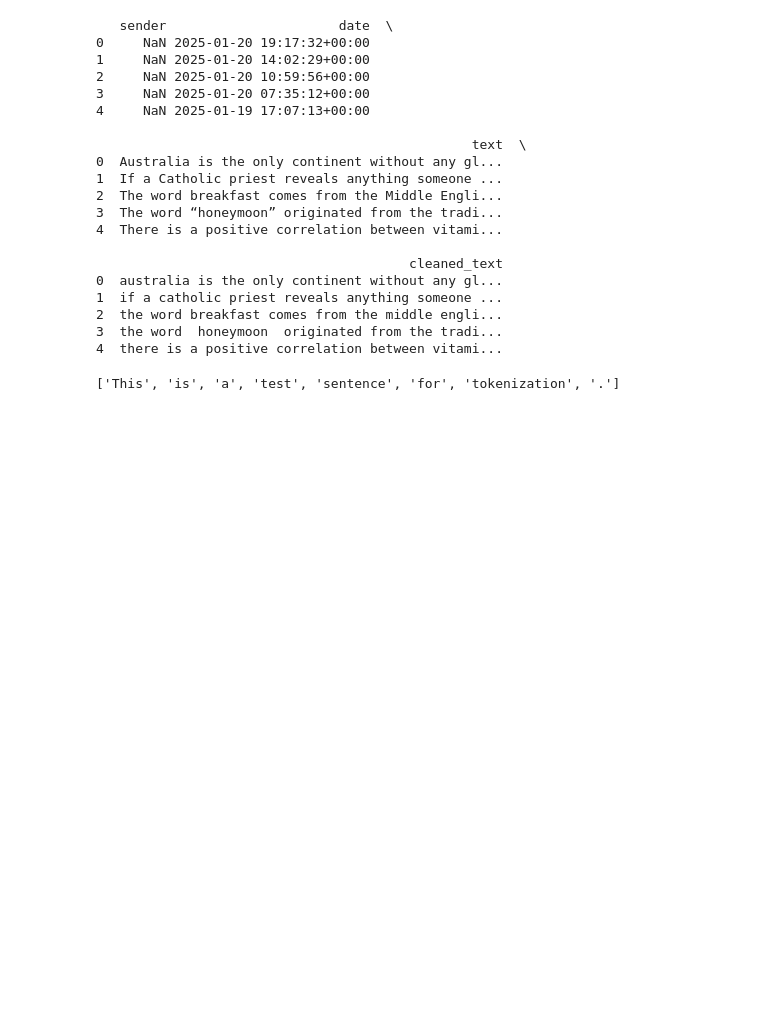
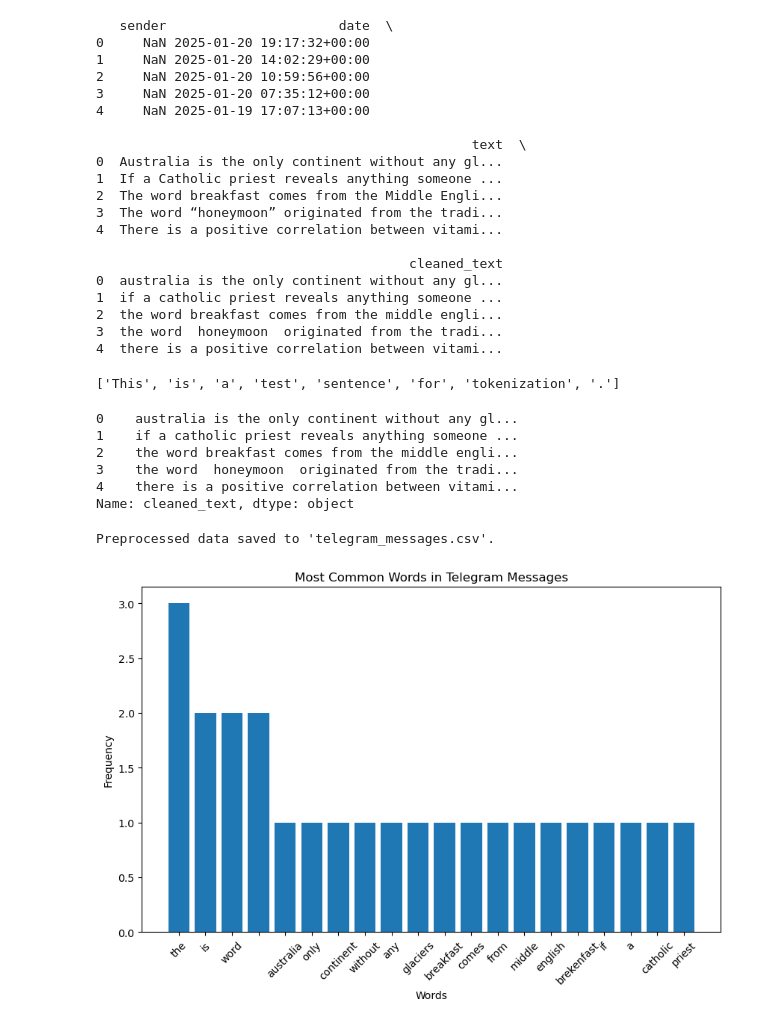
Before and after one commit to TselotBeyene/EthioMart, a Jupyter notebook: notebooks/telegram_data_analysis.ipynb, the cells around one changed output. Saved outputs shown, nothing was run; the diff lists cells and outputs as text; code cells hidden in the pictures; blank space fills up the shorter version.

Commit message:
tokenization

```diff
--- a/notebooks/telegram_data_analysis.ipynb
+++ b/notebooks/telegram_data_analysis.ipynb
@@ -177,3 +178,62 @@ tokens = [token.text for token in doc]
 print(tokens)
 # %% [output]
 ['This', 'is', 'a', 'test', 'sentence', 'for', 'tokenization', '.']
+# %%
+# Load the spaCy English model
+nlp = spacy.load("en_core_web_sm")
+print(df['cleaned_text'].head())  # Inspect the cleaned text
+# %% [output]
+0    australia is the only continent without any gl...
+1    if a catholic priest reveals anything someone ...
+2    the word breakfast comes from the middle engli...
+3    the word  honeymoon  originated from the tradi...
+4    there is a positive correlation between vitami...
+Name: cleaned_text, dtype: object
+# %%
+# Example DataFrame (Replace this with your fetched data)
+data = [
+    {"sender": 1, "date": "2025-01-20", "text": "Australia is the only continent without any glaciers."},
+    {"sender": 2, "date": "2025-01-19", "text": "The word breakfast comes from the Middle English word 'brekenfast'."},
+    {"sender": 3, "date": "2025-01-18", "text": "If a Catholic priest reveals anything someone confessed, he is excommunicated."}
+]
+df = pd.DataFrame(data)
+# %%
+
+# Clean Text Data
+def clean_text(text):
+    """Clean text by removing special characters, links, and normalizing."""
+    text = re.sub(r"http\S+", "", text)  # Remove URLs
+    text = re.sub(r"[^a-zA-Z0-9 ]", " ", text)  # Retain only alphanumeric and spaces
+    text = text.lower().strip()  # Lowercase and strip whitespace
+    return text
+
+df['cleaned_text'] = df['text'].apply(clean_text)
+# %%
+def spacy_tokenize(text):
+    """Tokenize text using spaCy."""
+    doc = nlp(text)
+    return [token.text for token in doc]
+
+df['tokens'] = df['cleaned_text'].apply(spacy_tokenize)
+# %%
+# Save Preprocessed Data
+df.to_csv('telegram_messages.csv', index=False)
+print("Preprocessed data saved to 'telegram_messages.csv'.")
+# %% [output]
+Preprocessed data saved to 'telegram_messages.csv'.
+# %%
+# --- Visualization 1: Word Frequency ---
+all_tokens = [token for tokens in df['tokens'] for token in tokens]
+word_freq = Counter(all_tokens)
+common_words = word_freq.most_common(20)  # Top 20 most frequent words
+words, counts = zip(*common_words)
+
+plt.figure(figsize=(10, 6))
+plt.bar(words, counts)
+plt.title("Most Common Words in Telegram Messages")
+plt.xlabel("Words")
+plt.ylabel("Frequency")
+plt.xticks(rotation=45)
+plt.show()
+# %% [output]
+[figure, added]
```
Also changed, not shown: parts of 8 cells of this notebook.
